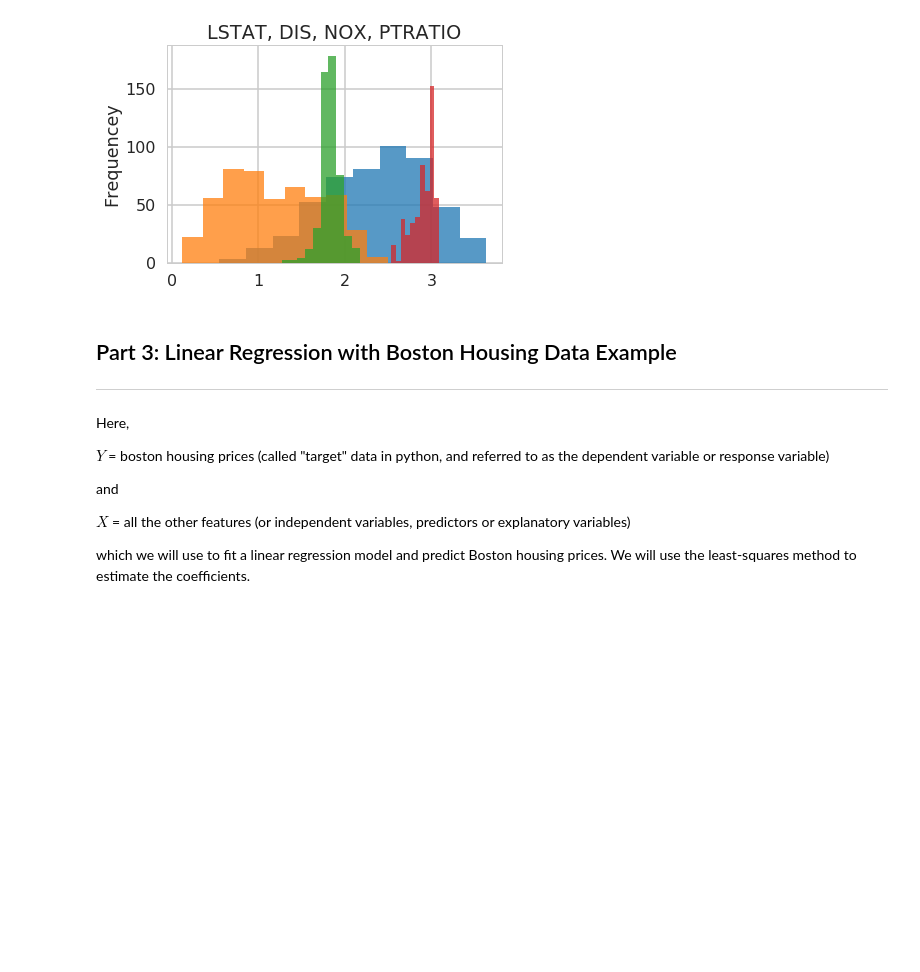
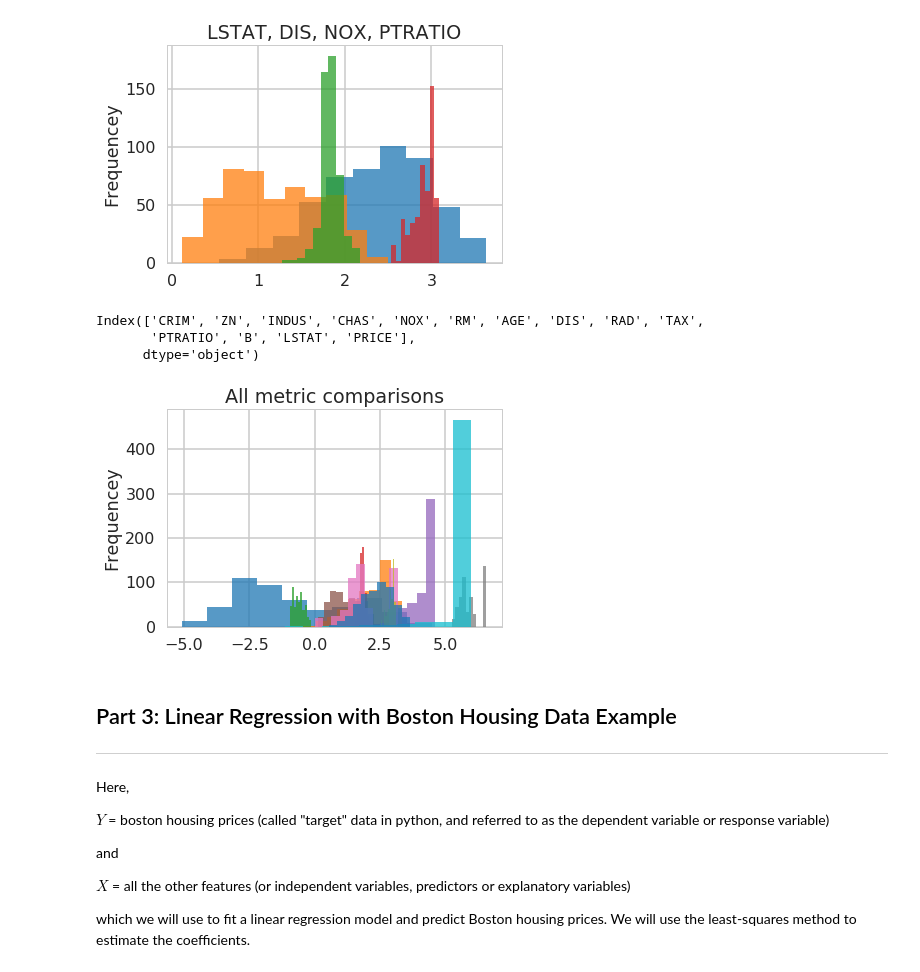
Before and after one commit to SethDKelly/Springboard, a Jupyter notebook: sec11/linear_regression/Mini_Project_Linear_Regression.ipynb, the cells around one changed output. Drawn from its saved outputs; the diff is of its cells as text; code cells hidden in the pictures; blank space fills up the shorter version.

```diff
--- a/sec11/linear_regression/Mini_Project_Linear_Regression.ipynb
+++ b/sec11/linear_regression/Mini_Project_Linear_Regression.ipynb
@@ -421,6 +448,31 @@ plt.ylabel("Frequencey")
 plt.show()
 # %% [output]
 [figure]
+# %%
+print(bos.keys())
+plt.hist(np.log(bos.CRIM), alpha=.75) # per capita crime rate by town
+#plt.hist(np.log(bos.ZN), alpha=.75) #proportion of residential land zoned for lots over 25,000 sq.ft.
+plt.hist(np.log(bos.INDUS), alpha=.75) #proportion of non-retail business acres per town
+# plt.hist(np.log(bos.CHAS), alpha=.75) #Charles River dummy variable (= 1 if tract bounds river; 0 otherwise)
+plt.hist(np.log(bos.NOX), alpha=.75) # nitric oxides concentration (parts per 10 million)
+plt.hist(np.log(bos.RM), alpha=.75) # average number of rooms per dwelling
+plt.hist(np.log(bos.AGE), alpha=.75) # proportion of owner-occupied units built prior to 1940
+plt.hist(np.log(bos.DIS), alpha=.75) # weighted distances to five Boston employment centres
+plt.hist(np.log(bos.RAD), alpha=.75) # index of accessibility to radial highways
+plt.hist(np.log(bos.TAX), alpha=.75) # full-value property-tax rate per $10,000
+plt.hist(np.log(bos.PTRATIO), alpha=.75) # pupil-teacher ratio by town
+plt.hist(np.log(bos.B), alpha=.75) # 1000(Bk - 0.63)^2 where Bk is the proportion of blacks by town
+plt.hist(np.log(bos.LSTAT), alpha=.75) # 1000(Bk - 0.63)^2 where Bk is the proportion of blacks by town
+
+plt.title("All metric comparisons")
+#plt.xlabel("")
+plt.ylabel("Frequencey")
+plt.show()
+# %% [output]
+Index(['CRIM', 'ZN', 'INDUS', 'CHAS', 'NOX', 'RM', 'AGE', 'DIS', 'RAD', 'TAX',
+       'PTRATIO', 'B', 'LSTAT', 'PRICE'],
+      dtype='object')
+[figure, added]
 # %% [markdown]
 ## Part 3: Linear Regression with Boston Housing Data Example
 ***
```
Also changed, not shown: parts of 30 cells of this notebook.
